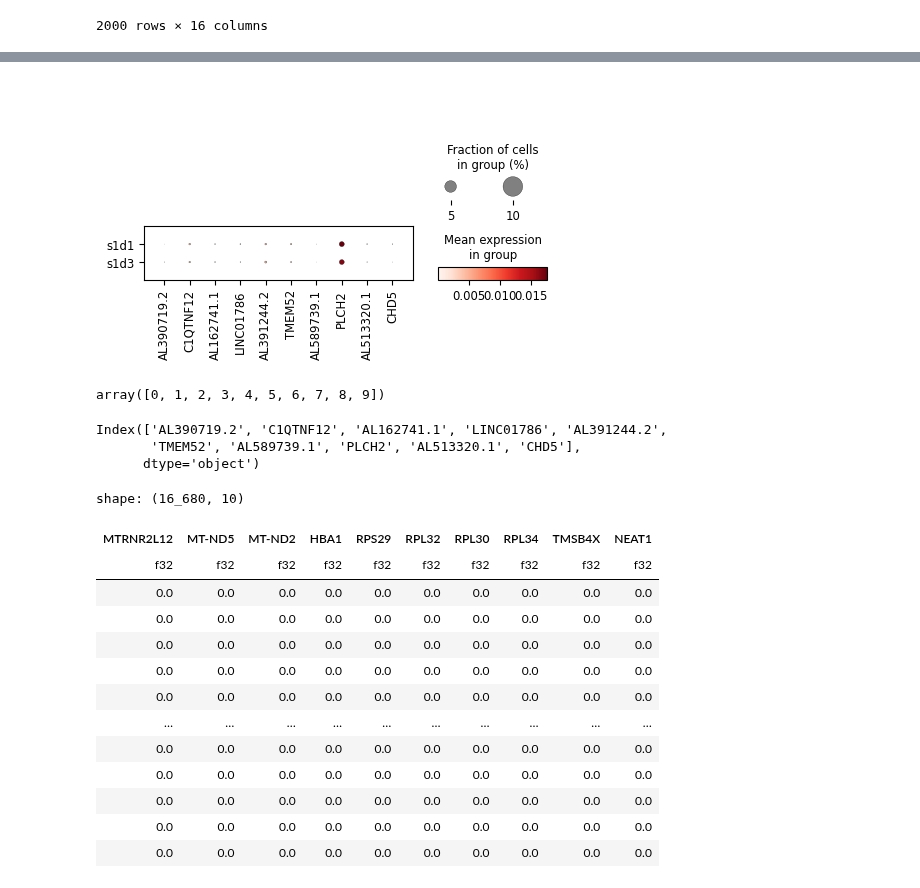
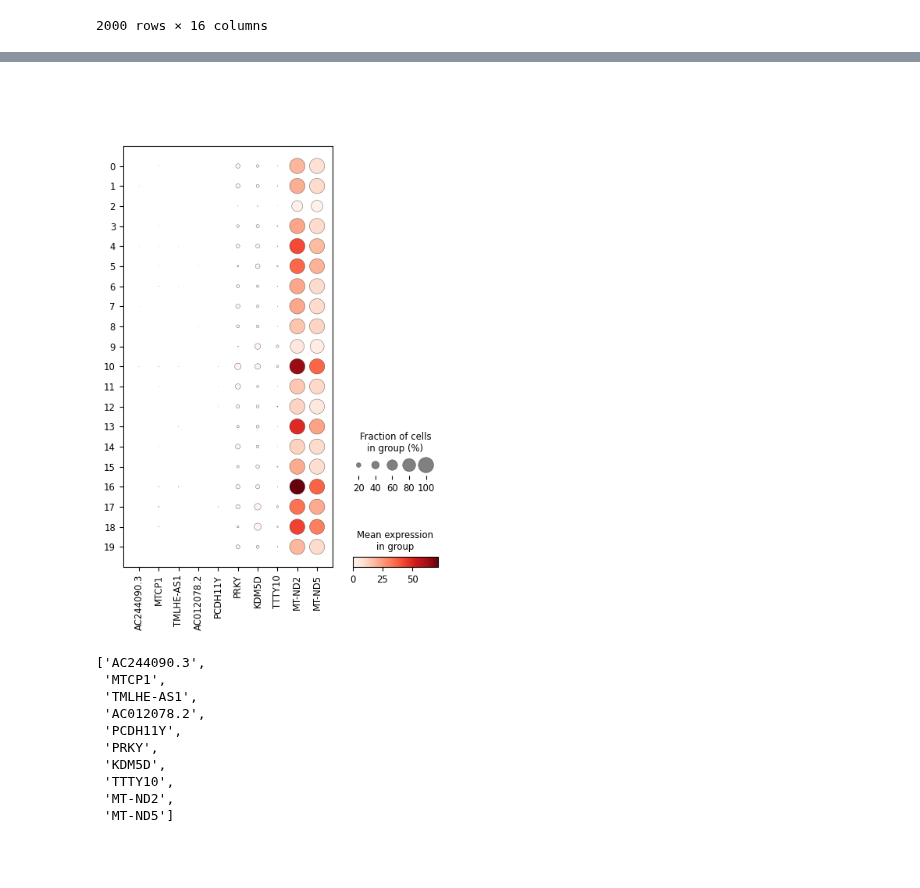
Before and after one commit to datavil/cellestial, a Jupyter notebook: notebooks/dotplot.ipynb, the cells around one changed output, grey strips where cells are left out. Cells and saved outputs as stored; diff of their text form; code cells hidden in the pictures; blank space fills up the shorter version.

Commit message:
improve dotplot

```diff
--- a/notebooks/dotplot.ipynb
+++ b/notebooks/dotplot.ipynb
@@ -186,0 +142,4 @@ list(keys)
+# %%
+keys = data.var_names[-10:].tolist()
+group_by = "leiden"
+gene_indexes = data.var_names.get_indexer(keys)
@@ -187,18 +198,17 @@ list(keys)
 # %%
-sc.pl.dotplot(data, keys, "sample")
+sc.pl.dotplot(data, keys, group_by)
 # %% [output]
-[figure, old version]
+[figure, new version]
-# %%
-matrix = data.raw.X.toarray()
-
-# gene indexes for the AnnData.X
-gene_indexes = data.var_names.get_indexer(keys)
-gene_indexes
-# %% [output]
-array([0, 1, 2, 3, 4, 5, 6, 7, 8, 9])
 # %%
 keys
 # %% [output]
-Index(['AL390719.2', 'C1QTNF12', 'AL162741.1', 'LINC01786', 'AL391244.2',
-       'TMEM52', 'AL589739.1', 'PLCH2', 'AL513320.1', 'CHD5'],
-      dtype='object')
+['AC244090.3',
+ 'MTCP1',
+ 'TMLHE-AS1',
+ 'AC012078.2',
+ 'PCDH11Y',
+ 'PRKY',
+ 'KDM5D',
+ 'TTTY10',
+ 'MT-ND2',
+ 'MT-ND5']
@@ -207,17 +214,0 @@ keys = data.var.sort_values("n_cells_by_counts", ascending=False).head(10).index
-# %%
-df
-# %% [output]
-shape: (16_680, 10)
-| MTRNR2L12 | MT-ND5 | MT-ND2 | HBA1 | RPS29 | RPL32 | RPL30 | RPL34 | TMSB4X | NEAT1 |
-| f32 | f32 | f32 | f32 | f32 | f32 | f32 | f32 | f32 | f32 |
-| 0.0 | 0.0 | 0.0 | 0.0 | 0.0 | 0.0 | 0.0 | 0.0 | 0.0 | 0.0 |
-| 0.0 | 0.0 | 0.0 | 0.0 | 0.0 | 0.0 | 0.0 | 0.0 | 0.0 | 0.0 |
-| 0.0 | 0.0 | 0.0 | 0.0 | 0.0 | 0.0 | 0.0 | 0.0 | 0.0 | 0.0 |
-| 0.0 | 0.0 | 0.0 | 0.0 | 0.0 | 0.0 | 0.0 | 0.0 | 0.0 | 0.0 |
-| 0.0 | 0.0 | 0.0 | 0.0 | 0.0 | 0.0 | 0.0 | 0.0 | 0.0 | 0.0 |
-| … | … | … | … | … | … | … | … | … | … |
-| 0.0 | 0.0 | 0.0 | 0.0 | 0.0 | 0.0 | 0.0 | 0.0 | 0.0 | 0.0 |
-| 0.0 | 0.0 | 0.0 | 0.0 | 0.0 | 0.0 | 0.0 | 0.0 | 0.0 | 0.0 |
-| 0.0 | 0.0 | 0.0 | 0.0 | 0.0 | 0.0 | 0.0 | 0.0 | 0.0 | 0.0 |
-| 0.0 | 0.0 | 0.0 | 0.0 | 0.0 | 0.0 | 0.0 | 0.0 | 0.0 | 0.0 |
-| 0.0 | 0.0 | 0.0 | 0.0 | 0.0 | 0.0 | 0.0 | 0.0 | 0.0 | 0.0 |
```
Also changed, not shown: parts of 27 cells of this notebook.
